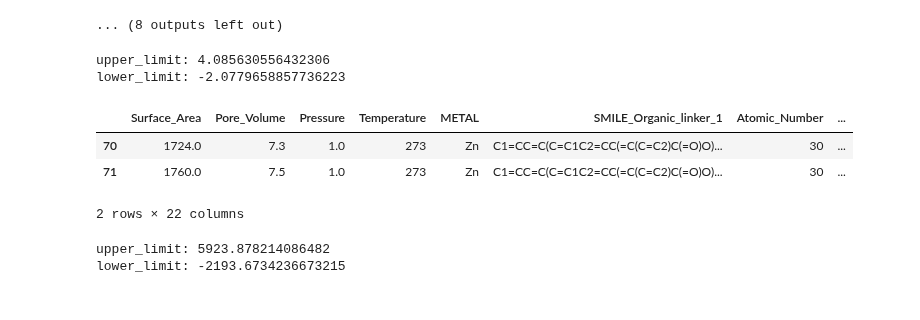
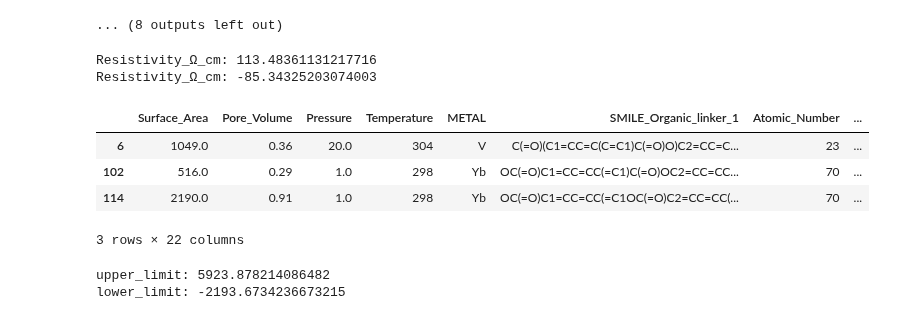
Before and after one commit to huliyao1115/Hello-world, a Jupyter notebook: Wrong SMILES Delete.ipynb, the cells around one changed output. Cells and saved outputs as stored; diff of their text form; code cells hidden in the pictures.

```diff
--- a/Wrong SMILES Delete.ipynb
+++ b/Wrong SMILES Delete.ipynb
@@ -134,21 +134,22 @@ for i in df.select_dtypes(include="number").columns:
 ... (8 outputs left out)
 # %%
 # Find the limits
-upper_limit = df['Pore_Volume'].mean() +3*df['Pore_Volume'].std()
-lower_limit = df['Pore_Volume'].mean() -3*df['Pore_Volume'].std()
-print('upper_limit:',upper_limit)
-print('lower_limit:',lower_limit)
+upper_limit = df['Resistivity_Ω_cm'].mean() +3*df['Resistivity_Ω_cm'].std()
+lower_limit = df['Resistivity_Ω_cm'].mean() -3*df['Resistivity_Ω_cm'].std()
+print('Resistivity_Ω_cm:',upper_limit)
+print('Resistivity_Ω_cm:',lower_limit)
 # %% [output]
-upper_limit: 4.085630556432306
-lower_limit: -2.0779658857736223
+Resistivity_Ω_cm: 113.48361131217716
+Resistivity_Ω_cm: -85.34325203074003
 # %%
 # Find the outliers
-df.loc[(df['Pore_Volume'] > upper_limit) | (df['Pore_Volume']< lower_limit)]
+df.loc[(df['Resistivity_Ω_cm'] > upper_limit) | (df['Resistivity_Ω_cm']< lower_limit)]
 # %% [output]
 |  | Surface_Area | Pore_Volume | Pressure | Temperature | METAL | SMILE_Organic_linker_1 | Atomic_Number | ... |
-| 70 | 1724.0 | 7.3 | 1.0 | 273 | Zn | C1=CC=C(C=C1C2=CC(=C(C=C2)C(=O)O)... | 30 | ... |
-| 71 | 1760.0 | 7.5 | 1.0 | 273 | Zn | C1=CC=C(C=C1C2=CC(=C(C=C2)C(=O)O)... | 30 | ... |
+| 6 | 1049.0 | 0.36 | 20.0 | 304 | V | C(=O)(C1=CC=C(C=C1)C(=O)O)C2=CC=C... | 23 | ... |
+| 102 | 516.0 | 0.29 | 1.0 | 298 | Yb | OC(=O)C1=CC=CC(=C1)C(=O)OC2=CC=CC... | 70 | ... |
+| 114 | 2190.0 | 0.91 | 1.0 | 298 | Yb | OC(=O)C1=CC=CC(=C1OC(=O)C2=CC=CC(... | 70 | ... |
-2 rows × 22 columns
+3 rows × 22 columns
 # %%
 # Find the limits
 upper_limit = df['Surface_Area'].mean() +3*df['Surface_Area'].std()
```
Also changed, not shown: parts of 6 cells of this notebook.
